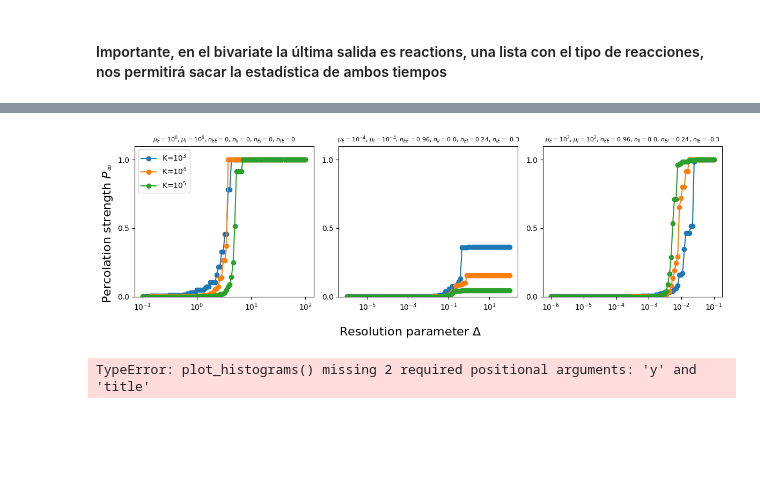
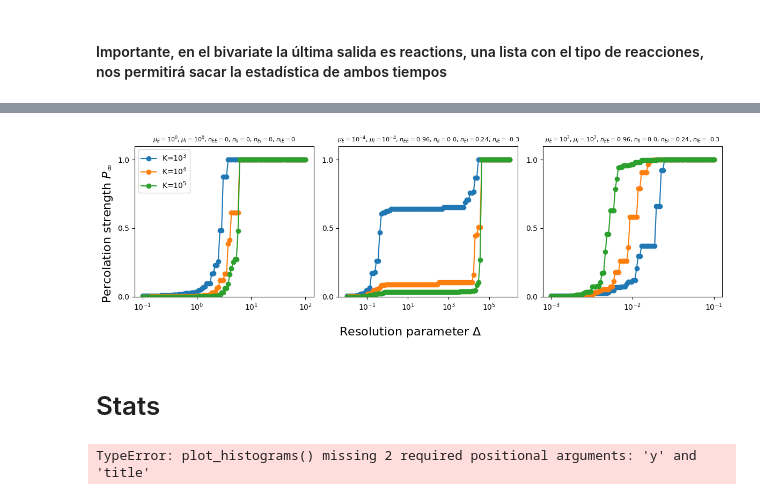
Before and after one commit to RivasAntonio/TFM, a Jupyter notebook: Códigos/Hawkes/Pruebas_bivariate.ipynb, the cells around one changed output, grey strips where cells are left out. Drawn from its saved outputs; the diff is of its cells as text; code cells hidden in the pictures; blank space fills up the shorter version.

Commit message:
Añadidas algunas imágenes y datos bivariate señal estacionaria

```diff
--- a/Códigos/Hawkes/Pruebas_bivariate.ipynb
+++ b/Códigos/Hawkes/Pruebas_bivariate.ipynb
@@ -31,0 +93,22 @@ plt.tight_layout()
+# %%
+K = 10**4
+mu1 = 10**-4
+mu2 = 10**-4
+
+nEE = 0.96
+nEI = 0.24
+nIE = -0.3
+nII = 0./10
+# %%
+times_between_events, times, rate1, rate2, reactions = generate_series_bivariate(K, nEE, nII, nEI, nIE, mu1, mu2)
+plt.figure(figsize=(15,5))
+plt.plot(times, rate1, label='$\lambda_E$')
+plt.plot(times, rate2, label='$\lambda_I$')
+plt.axhline(y=mu1, color='r', linestyle='--', label='$\mu_E$')
+#plt.axhline(y=0, color='g', linestyle='--', label='$\lambda=0$')
+plt.xlabel('Time')
+#plt.yscale('log')
+#plt.xscale('log')
+plt.ylabel('Rate $\lambda$')
+plt.legend()
+plt.tight_layout()
@@ -33,11 +118,11 @@ plt.tight_layout()
 mus1 = [1, 10**-4, 10**2]
 mus2 = [1, 10**-4, 10**2]
 
-R = 10**0
+R = 10**3
 
 labels = ['K=$10^{3}$', 'K=$10^{4}$', 'K=$10^{5}$']
-deltas = [np.logspace(-1, 2, 100), np.logspace(-6, 2, 100), np.logspace(-6, -1, 100)]
-#np.save(f'./data/deltas_bivariate', deltas)
+deltas = [np.logspace(-1, 2, 100), np.logspace(-2, 6, 100), np.logspace(-3, -1, 100)]
+np.save(f'./data/deltas_bivariate_PRL', deltas)
 ns11 = [0, nEE, nEE]
 ns22 = [0, nII, nII]
 ns12 = [0, nEI, nEI]
@@ -50,41 +135,46 @@ for i in range(len(mus1)):
     n11 = ns11[i]
     n12 = ns12[i]
     n21 = ns21[i]
     n22 = ns22[i]
     mu1 = mus1[i]
     mu2 = mus2[i]
     ax = fig.add_subplot(axgrid[0, i])
     for _ in range(3):
         K = 10**(_+3)
         delta = deltas[i]
         percolations = np.zeros([R, len(delta)])
         for j in range(R):
             times_between_events, _, _, _, _ = generate_series_bivariate(K, n11, n12, n21, n22, mu1, mu2)
             percolations[j, :] = calculate_percolation_strength(times_between_events, delta)
-        percolation_strength = np.mean(percolations, axis=0)
-        #np.save(f'./data/percolation_means_bivariate_plot{i}_K={K}', percolation_strength)
-        ax.plot(delta, percolation_strength, marker = 'o')
+
+        percolation_mean = np.mean(percolations, axis=0)
+        percolation_sus = np.std(percolations, axis=0)**2/percolation_mean #susceptibility
+
+        np.save(f'./data/percolation_mean_bivariate_PRL_plot_{i}_K={K}', percolation_mean)
+        np.save(f'./data/percolation_sus_bivariate_PRL_plot_{i}_K={K}', percolation_sus)
+
+        ax.plot(delta, percolation_mean, marker = 'o')
+        #ax.plot(delta, percolation_sus, marker = 'o')
+
     ax.set_xscale('log')
     ax.set_ylim(0, 1.1)
     ax.set_yticks([0, 0.5, 1])
 
 
 fig.axes[0].set_title(f'$\mu_E=10^{ int(np.log10(mus1[0]))}$, $\mu_I=10^{ int(np.log10(mus2[0]))}$, $n_{{EE}}=${ns11[0]}, $n_{{II}}=${ns22[0]}, $n_{{EI}}=${ns12[0]}, $n_{{IE}}=${ns21[0]}', fontsize = 8)
 fig.axes[1].set_title(f'$\mu_E=10^{ {int(np.log10(mus1[1]))}}$, $\mu_I=10^{ {int(np.log10(mus2[1]))}}$, $n_{{EE}}=${ns11[1]}, $n_{{II}}=${ns22[1]}, $n_{{EI}}=${ns12[1]}, $n_{{IE}}=${ns21[1]}', fontsize = 8)
 fig.axes[2].set_title(f'$\mu_E=10^{ {int(np.log10(mus1[2]))}}$, $\mu_I=10^{ {int(np.log10(mus2[2]))}}$, $n_{{EE}}=${ns11[2]}, $n_{{II}}=${ns22[2]}, $n_{{EI}}=${ns12[2]}, $n_{{IE}}=${ns21[2]}', fontsize = 8)
 
-"""fig.axes[0].set_title('$(\mu_{1}, \mu_{2}, n_{EE}, n_{EI}, n_{IE}, n_{II}) = (1, 1, 0, 0, 0, 0)$', fontsize = 10)
-fig.axes[1].set_title('$(\mu_{1}, \mu_{2}, n_{EE}, n_{EI}, n_{IE}, n_{II}) = (10^{-4}, 10^{-4}, 1, 1, 1, 1)$', fontsize = 10)
-fig.axes[2].set_title('$(\mu_{1}, \mu_{2}, n_{EE}, n_{EI}, n_{IE}, n_{II}) = (10^{2}, 10^{2}, 1, 1, 1, 1)$', fontsize = 10)
-"""
 fig.supxlabel('Resolution parameter $\Delta$', fontsize=16)
 fig.axes[0].minorticks_off()
 fig.axes[2].minorticks_off()
 fig.axes[0].legend(labels, loc='best', ncol=1)
 fig.supylabel('Percolation strength $P_{\infty}$', fontsize=16)
 fig.tight_layout()
 # %% [output]
-[figure, old version]
+[figure, new version]
+# %% [markdown]
+# Stats
 # %%
 def plot_histograms(ax, data, bins, x , y, title):
     hist = np.histogram(data, bins=bins, density=True)
```
Also changed, not shown: parts of 5 cells of this notebook, 7 other files.
